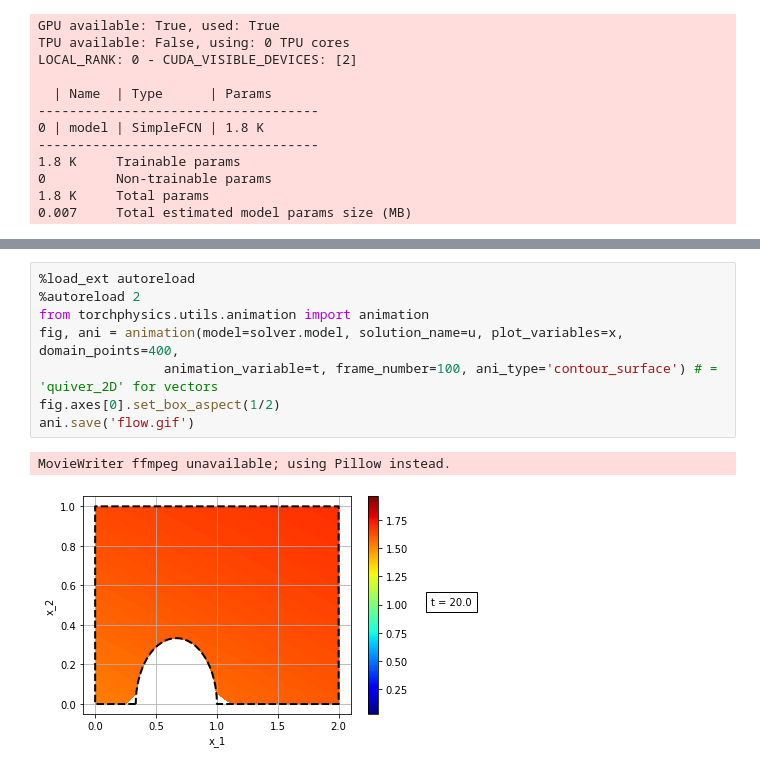
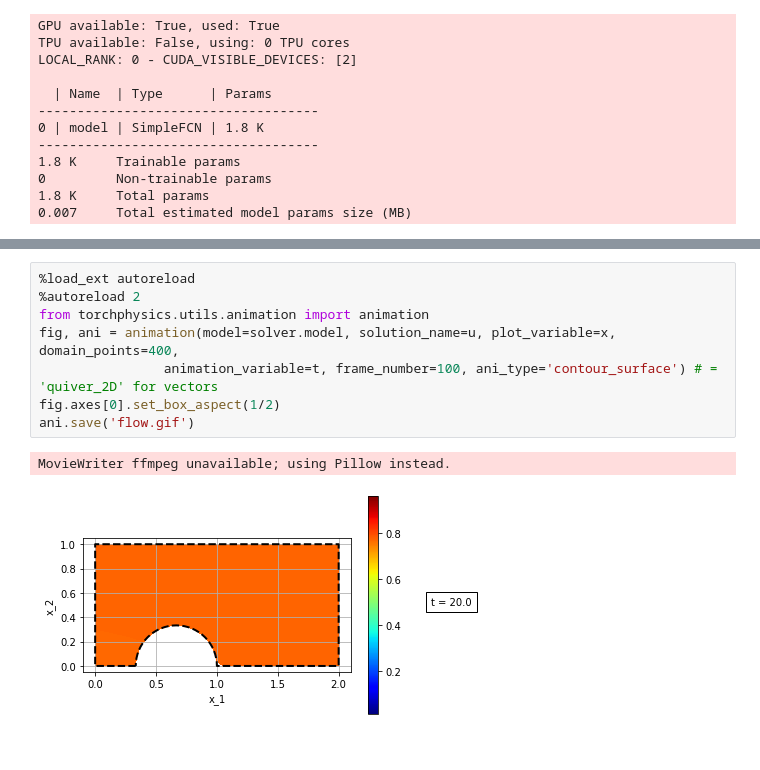
Before and after one commit to boschresearch/torchphysics, a Jupyter notebook: examples/burgers_equation.ipynb, the cells around one changed output, grey strips where cells are left out. Saved outputs shown, nothing was run; the diff lists cells and outputs as text.

Commit message:
fix animation input
Signed-off-by: Tom Freudenberg <tom.freudenberg98@gmail.com>

```diff
--- a/examples/burgers_equation.ipynb
+++ b/examples/burgers_equation.ipynb
@@ -182,11 +182,11 @@ fig.axes[0].set_box_aspect(1/2)
 # %%
 %load_ext autoreload
 %autoreload 2
 from torchphysics.utils.animation import animation
-fig, ani = animation(model=solver.model, solution_name=u, plot_variables=x, domain_points=400,
+fig, ani = animation(model=solver.model, solution_name=u, plot_variable=x, domain_points=400,
                 animation_variable=t, frame_number=100, ani_type='contour_surface') # = 'quiver_2D' for vectors
 fig.axes[0].set_box_aspect(1/2)
 ani.save('flow.gif')
 # %% [output]
 MovieWriter ffmpeg unavailable; using Pillow instead.
-[figure, old version]
+[figure, new version]
```
Also changed, not shown: parts of 1 cell of this notebook.
